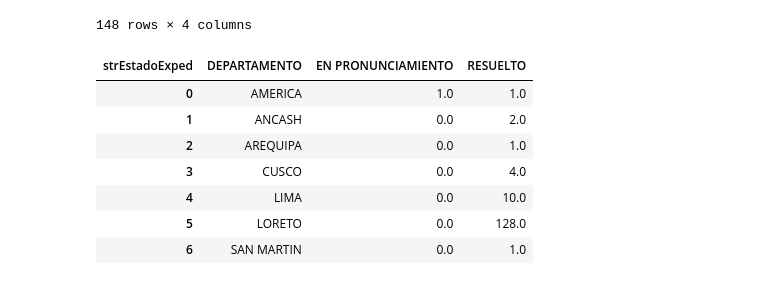
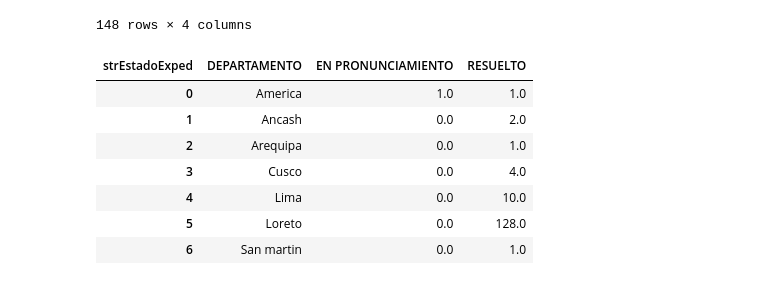
Before and after one commit to GenyLeong/nulidad_electoral, a Jupyter notebook: nulidad electoral.ipynb, the cells around one changed output. Saved outputs shown, nothing was run; the diff lists cells and outputs as text; code cells hidden in the pictures.

```diff
--- a/nulidad electoral.ipynb
+++ b/nulidad electoral.ipynb
@@ -232,18 +233,19 @@ df_tabla2.to_csv('tabla_PL.csv' , index=False)
 # %%
 df_dpto_PL = xls_PL.groupby(['strDepartamento', 'strEstadoExped']).size().unstack()
 df_dpto_PL = df_dpto_PL.reset_index()
 df_dpto_PL = df_dpto_PL.fillna(0)
 df_dpto_PL = df_dpto_PL.rename(columns={"strDepartamento": "DEPARTAMENTO"})
 
+df_dpto_PL['DEPARTAMENTO'] = df_dpto_PL['DEPARTAMENTO'].str.capitalize()
 df_dpto_PL
 # %% [output]
 | strEstadoExped | DEPARTAMENTO | EN PRONUNCIAMIENTO | RESUELTO |
-| 0 | AMERICA | 1.0 | 1.0 |
-| 1 | ANCASH | 0.0 | 2.0 |
-| 2 | AREQUIPA | 0.0 | 1.0 |
-| 3 | CUSCO | 0.0 | 4.0 |
-| 4 | LIMA | 0.0 | 10.0 |
-| 5 | LORETO | 0.0 | 128.0 |
-| 6 | SAN MARTIN | 0.0 | 1.0 |
+| 0 | America | 1.0 | 1.0 |
+| 1 | Ancash | 0.0 | 2.0 |
+| 2 | Arequipa | 0.0 | 1.0 |
+| 3 | Cusco | 0.0 | 4.0 |
+| 4 | Lima | 0.0 | 10.0 |
+| 5 | Loreto | 0.0 | 128.0 |
+| 6 | San martin | 0.0 | 1.0 |
 # %%
 df_dpto_PL.to_csv('tabla_mapa_PL.csv' , index=False)
```
Also changed, not shown: parts of 1 cell of this notebook, 3 other files.
